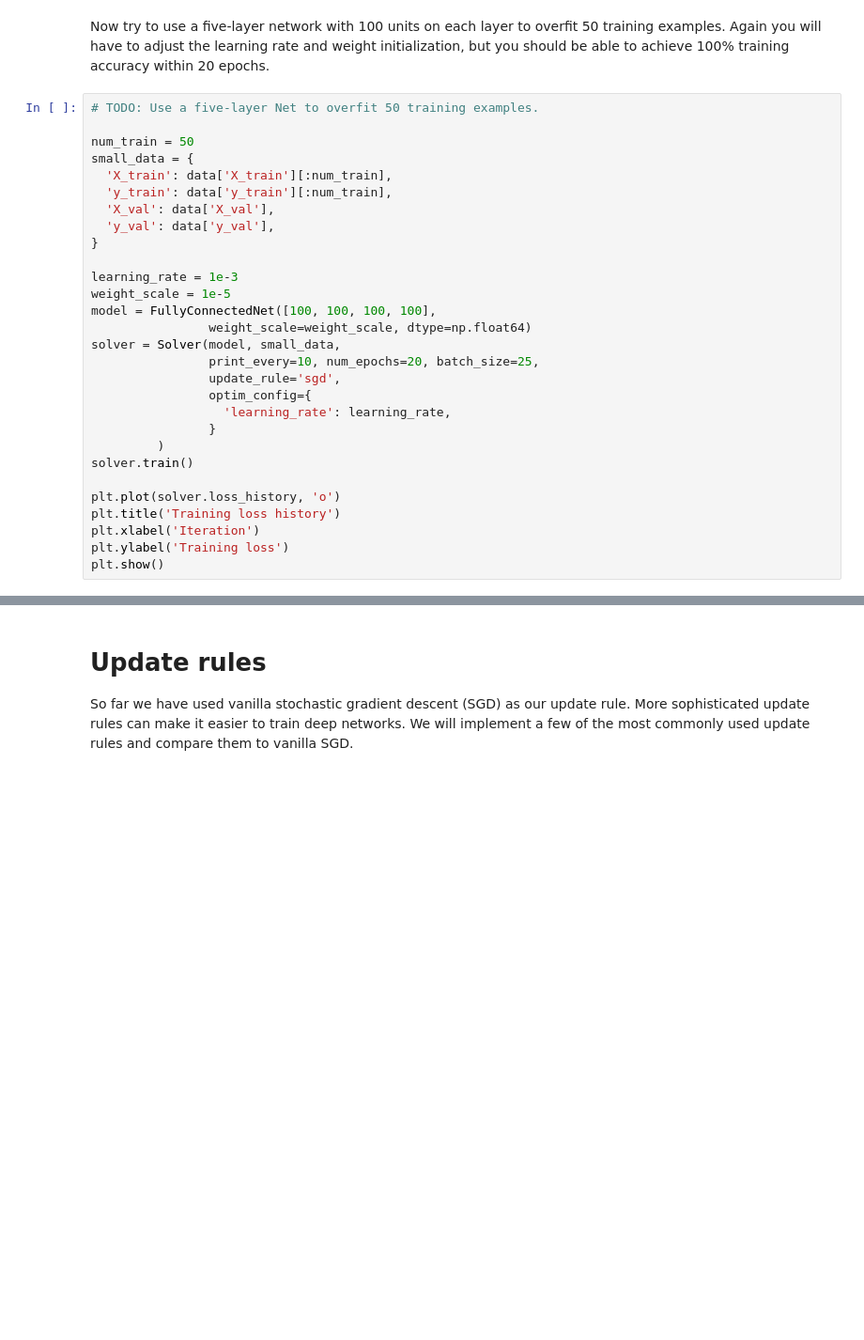
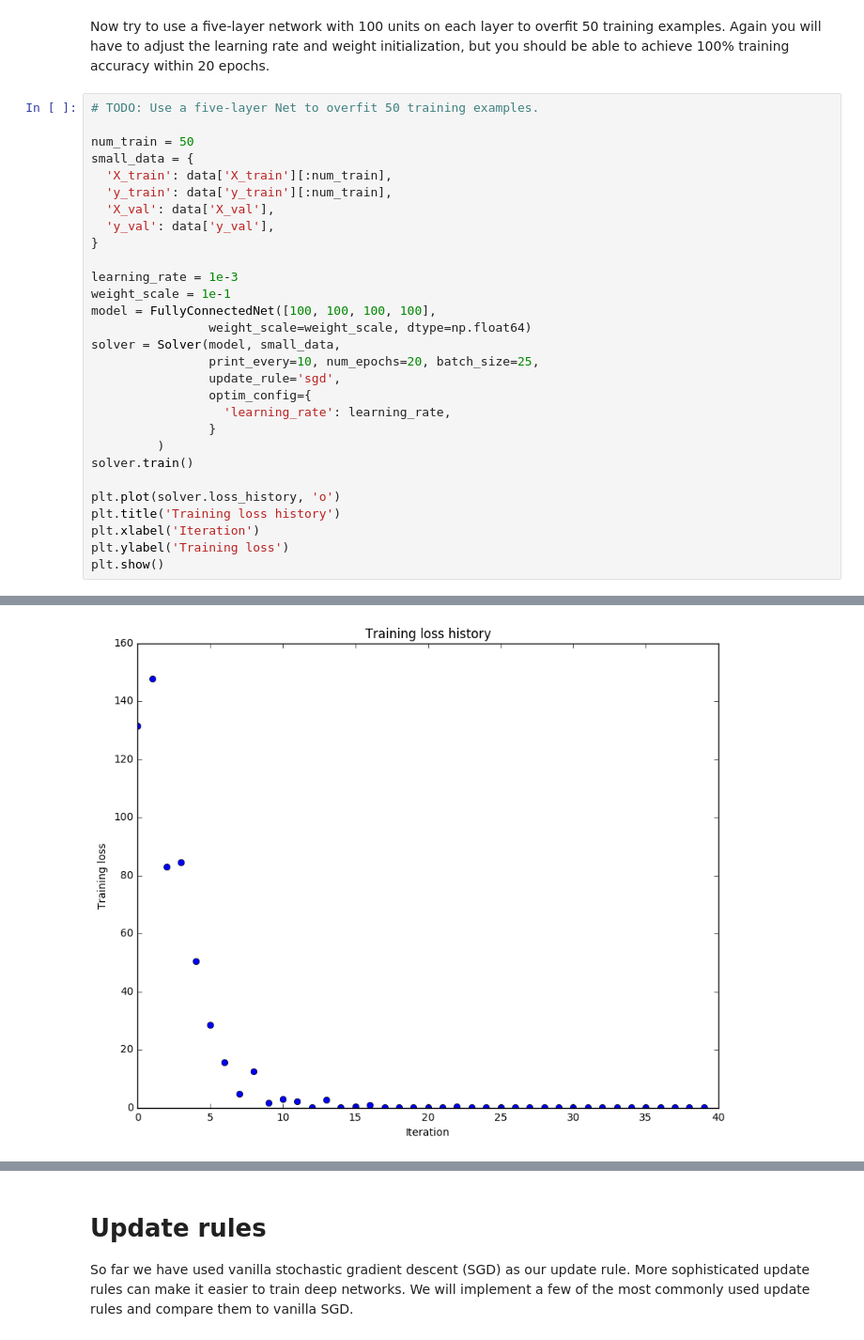
Before and after one commit to mindoool/cs231n, a Jupyter notebook: assignment2/FullyConnectedNets.ipynb, the cells around one changed output, grey strips where cells are left out. Shown at 94% size. Drawn from its saved outputs; the diff is of its cells as text; blank space fills up the shorter version.

```diff
--- a/assignment2/FullyConnectedNets.ipynb
+++ b/assignment2/FullyConnectedNets.ipynb
@@ -463,7 +494,7 @@ small_data = {
 }
 
 learning_rate = 1e-3
-weight_scale = 1e-5
+weight_scale = 1e-1
 model = FullyConnectedNet([100, 100, 100, 100],
                 weight_scale=weight_scale, dtype=np.float64)
 solver = Solver(model, small_data,
@@ -480,3 +511,4 @@ plt.title('Training loss history')
 plt.xlabel('Iteration')
 plt.ylabel('Training loss')
 plt.show()
+# %% [output]
@@ -483,3 +532,4 @@ plt.show()
+[figure, added]
 # %% [markdown]
 # Inline question:
 Did you notice anything about the comparative difficulty of training the three-layer net vs training the five layer net?
```
Also changed, not shown: parts of 10 cells of this notebook, 2 other files.
